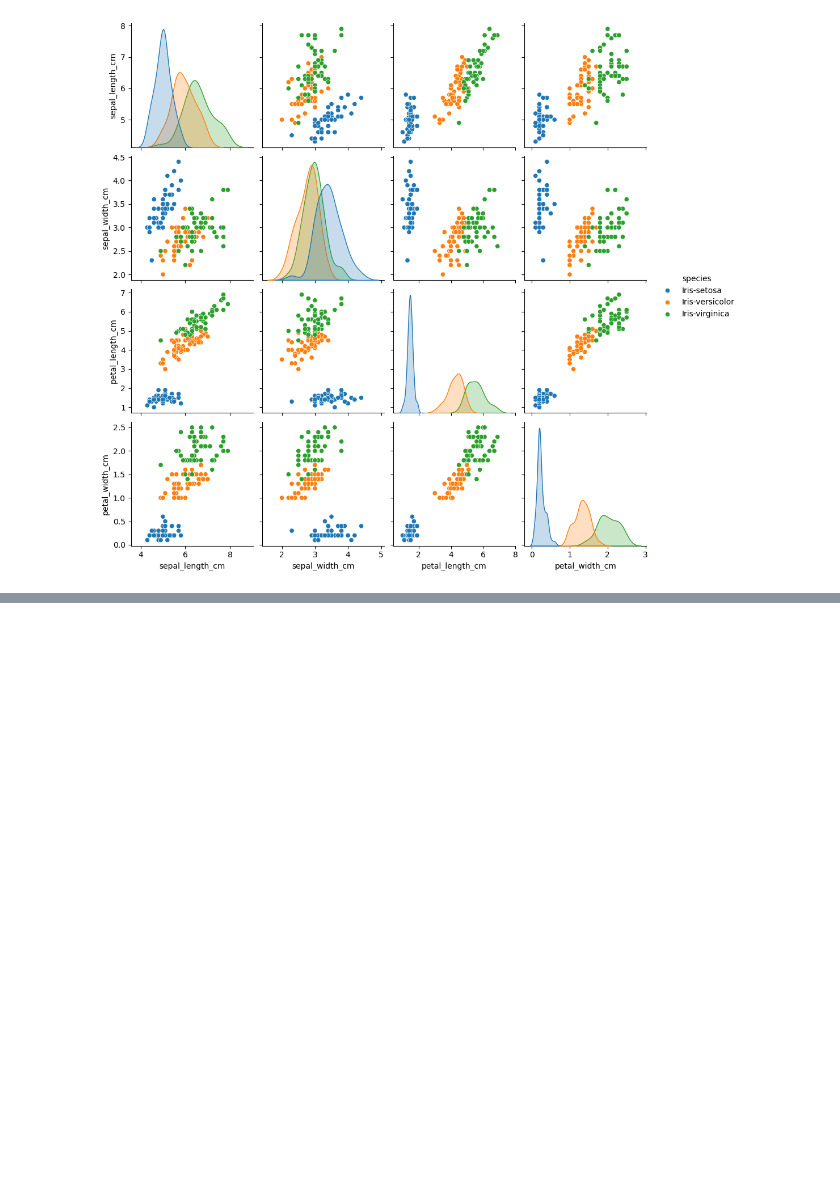
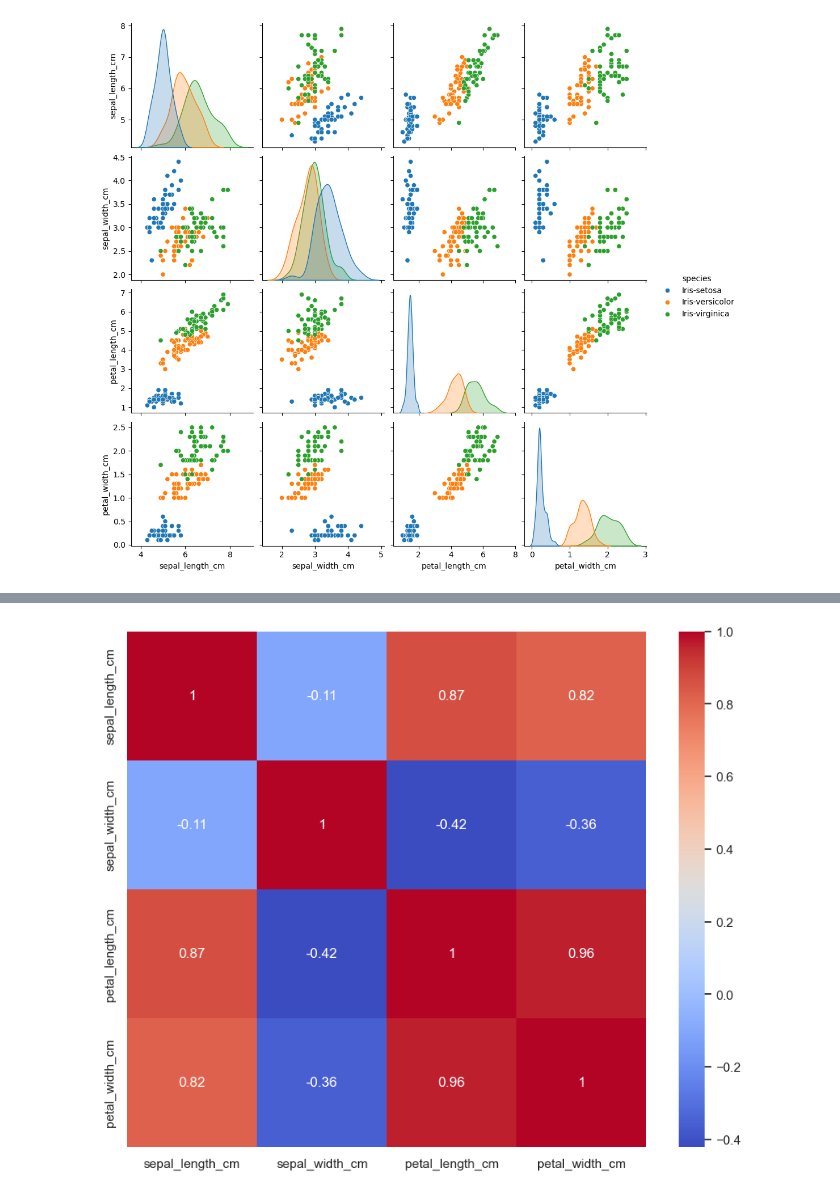
Before and after one commit to atacanbt/pands-project, a Jupyter notebook: my_analysis.ipynb, the cells around one changed output, grey strips where cells are left out. Drawn from its saved outputs; the diff is of its cells as text; code cells hidden in the pictures; blank space fills up the shorter version.

```diff
--- a/my_analysis.ipynb
+++ b/my_analysis.ipynb
@@ -114,3 +140,6 @@ sns.pairplot(data,
 plt.show()
 # %% [output]
 [figure]
+# %%
+data_corr = data[numeric_columns].corr() # correlation matrix
+print(data_corr)
@@ -116,0 +158,5 @@ plt.show()
+# %%
+sns.heatmap(data_corr, annot=True, cmap='coolwarm') # heatmap of the correlation matrix
+plt.show()
+# %% [output]
+[figure, added]
```
Also changed, not shown: parts of 9 cells of this notebook, 2 other files.
